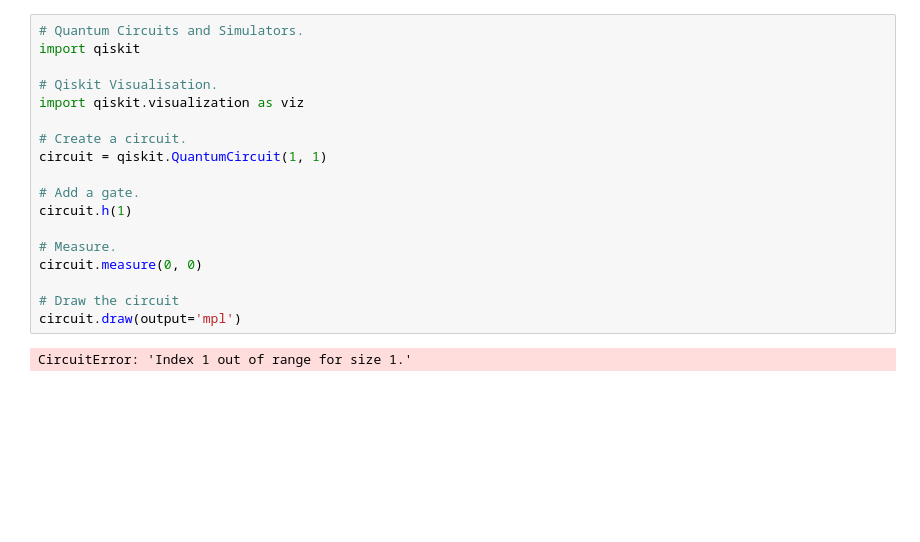
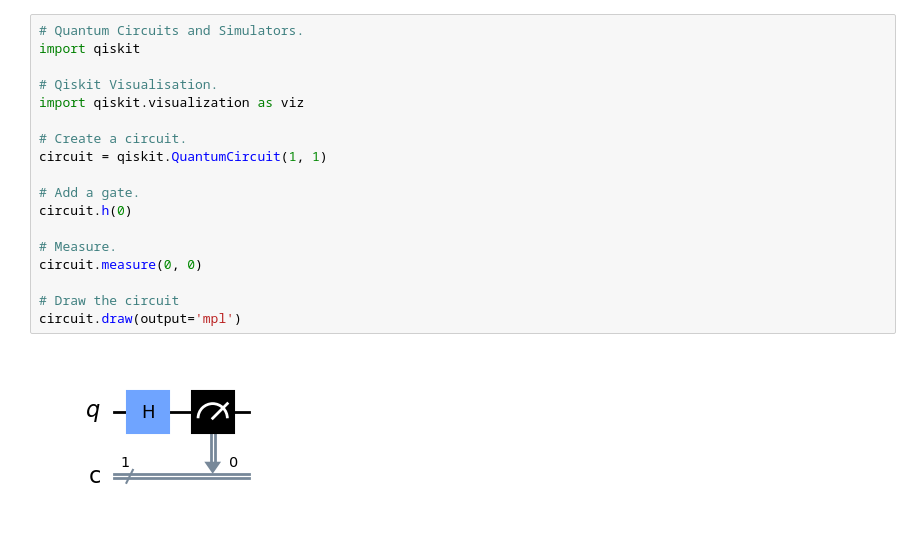
Before and after one commit to DylanCleary2000/EmergingTechnologies, a Jupyter notebook: content/Quantum Computing.ipynb, the cells around one changed output. Saved outputs shown, nothing was run; the diff lists cells and outputs as text; blank space fills up the shorter version.

```diff
--- a/content/Quantum Computing.ipynb
+++ b/content/Quantum Computing.ipynb
@@ -4,23 +22,23 @@
 # %%
 # Quantum Circuits and Simulators.
 import qiskit
 
 # Qiskit Visualisation.
 import qiskit.visualization as viz
 
 # Create a circuit.
 circuit = qiskit.QuantumCircuit(1, 1)
 
 # Add a gate.
-circuit.h(1)
+circuit.h(0)
 
 # Measure.
 circuit.measure(0, 0)
 
 # Draw the circuit
 circuit.draw(output='mpl')
 # %% [output]
-CircuitError: 'Index 1 out of range for size 1.'
+[figure, added]
 # %%
 # Import Aer quantum simulator.
 from qiskit import Aer
```
Also changed, not shown: parts of 7 cells of this notebook.
